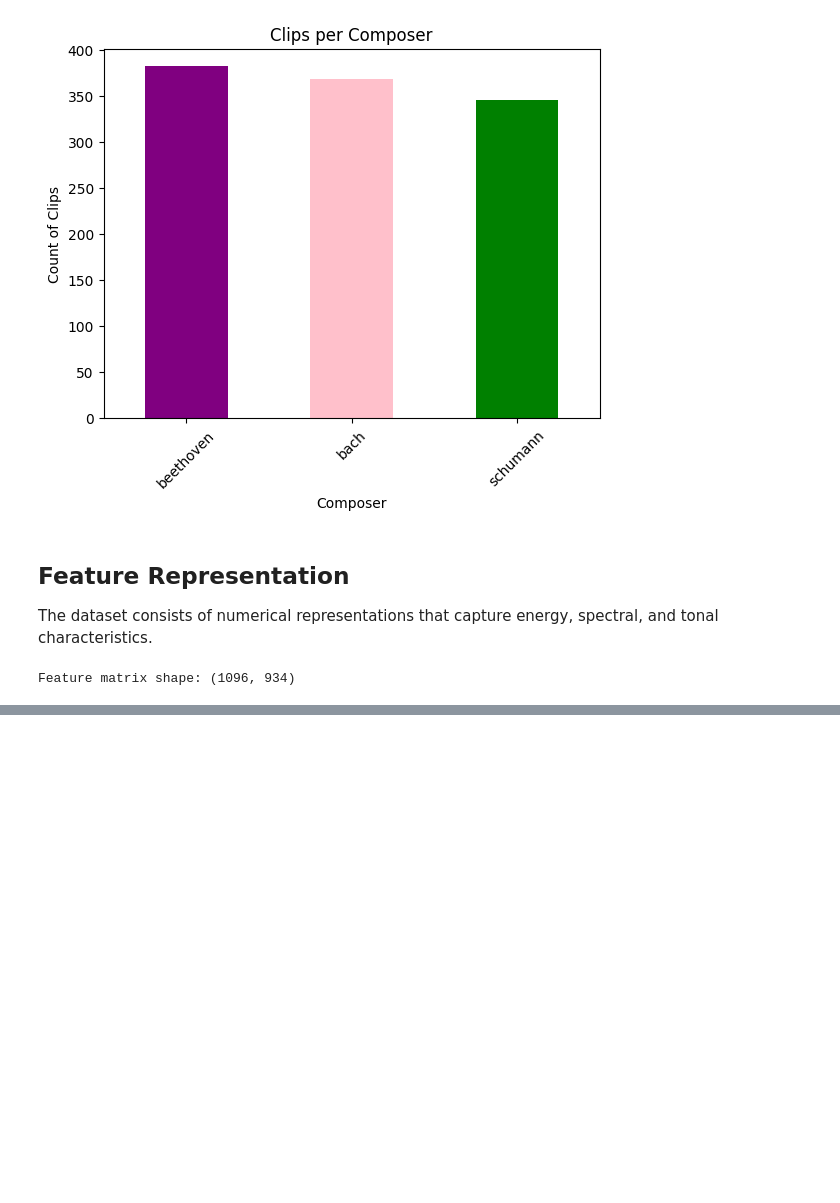
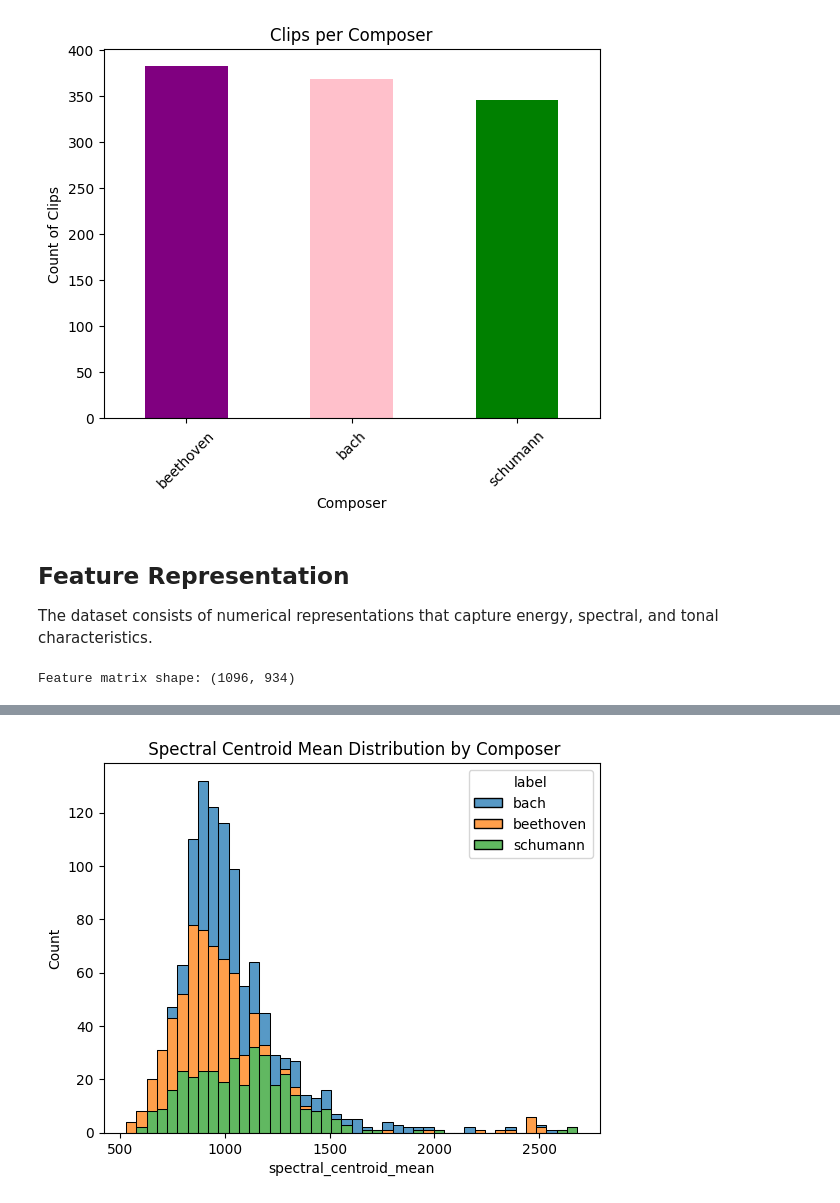
Before and after one commit to alicepark0703/cello-repertoire-classifier, a Jupyter notebook: notebooks/music_classification_analysis.ipynb, the cells around one changed output, grey strips where cells are left out. Cells and saved outputs as stored; diff of their text form; code cells hidden in the pictures; blank space fills up the shorter version.

```diff
--- a/notebooks/music_classification_analysis.ipynb
+++ b/notebooks/music_classification_analysis.ipynb
@@ -67,0 +70,8 @@ TypeError: 'function' object is not subscriptable
+# %%
+spectral_centroid_mean = df["spectral_centroid_mean"]
+plt.figure()
+sns.histplot(data = df, x = spectral_centroid_mean, hue = "label", multiple = "stack" )
+plt.title(" Spectral Centroid Mean Distribution by Composer")
+plt.show()
+# %% [output]
+[figure, added]
```
Also changed, not shown: parts of 3 cells of this notebook.
